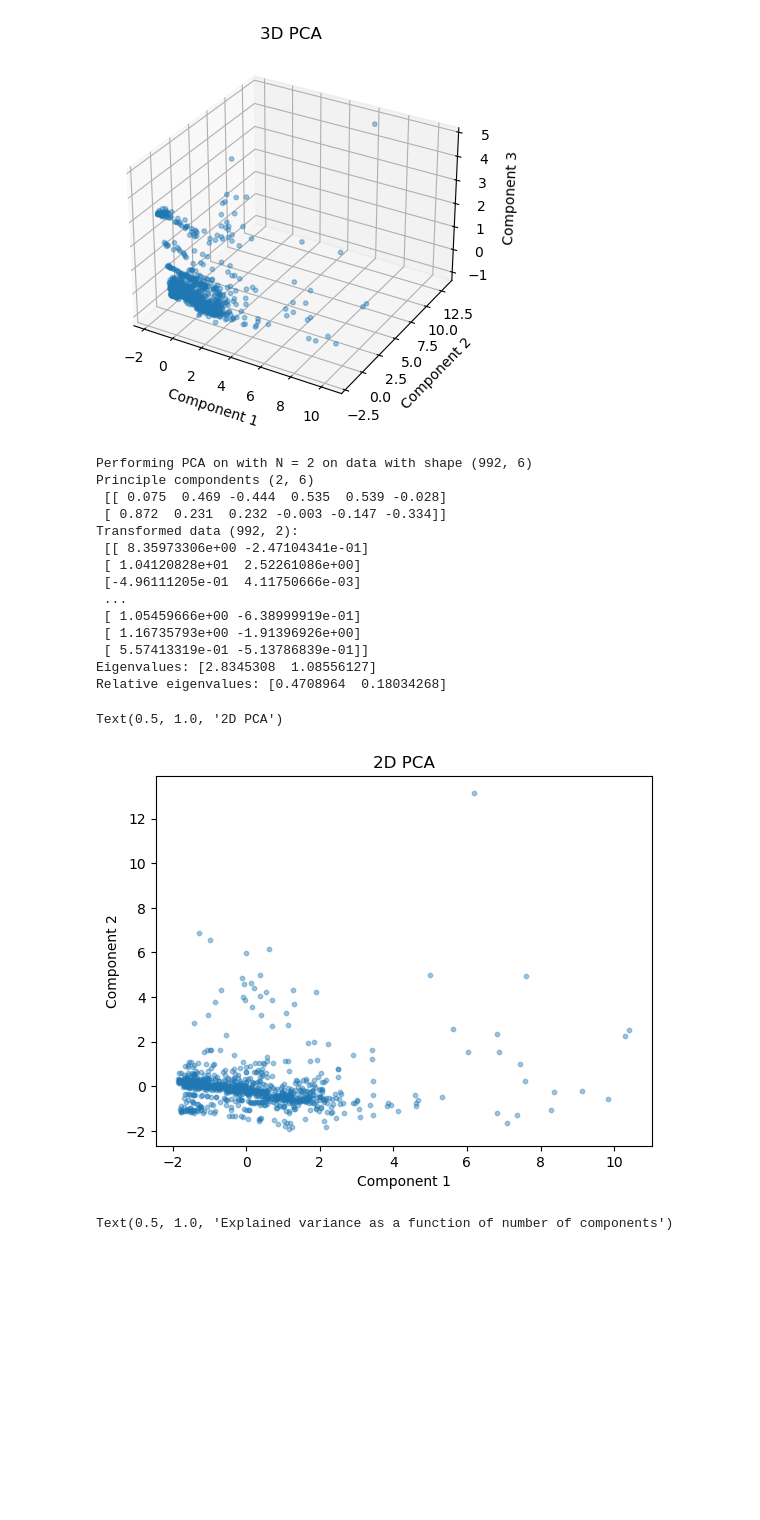
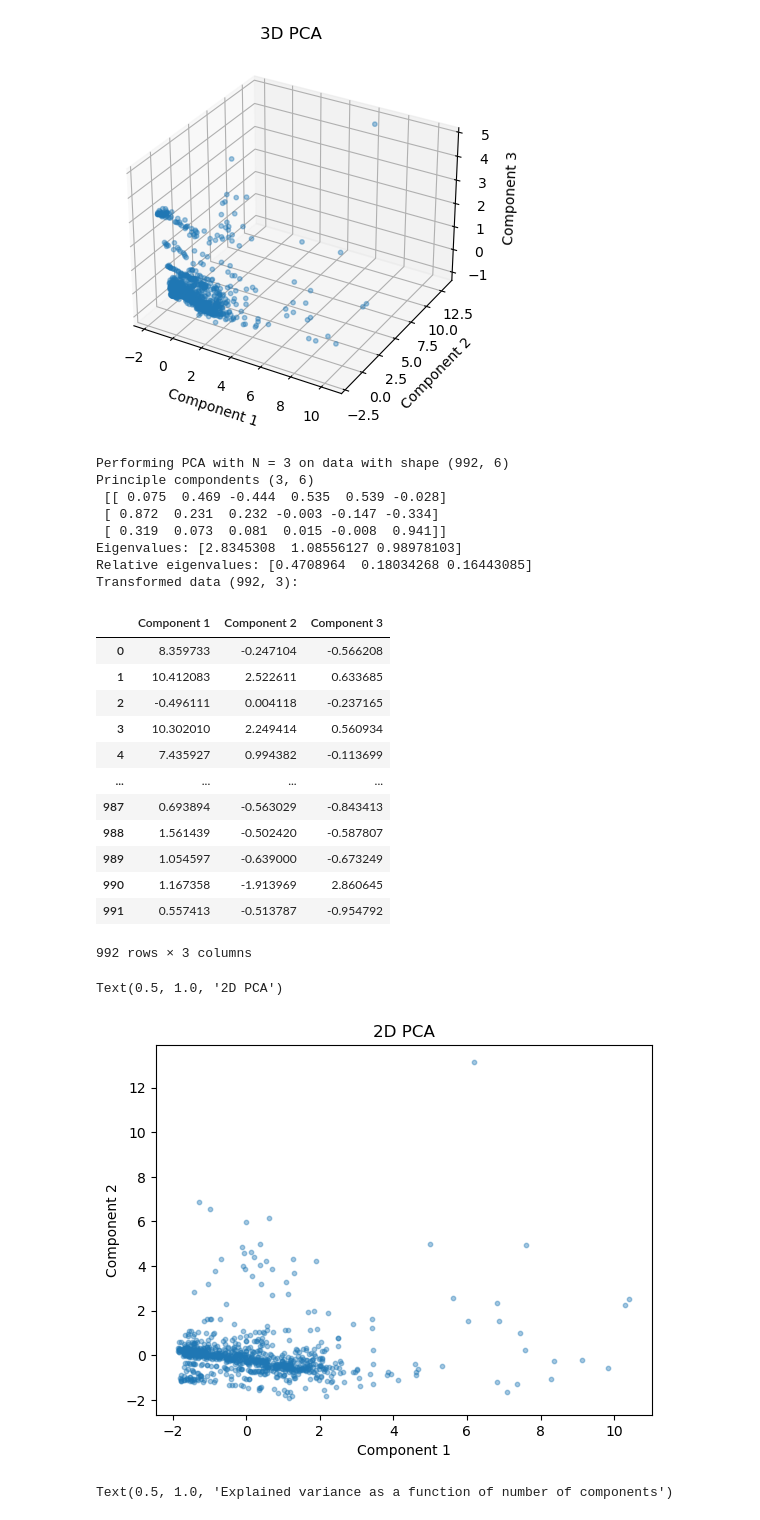
Before and after one commit to LDZuckerman/AstroPublicationTrends, a Jupyter notebook: PCA.ipynb, the cells around one changed output. Saved outputs shown, nothing was run; the diff lists cells and outputs as text; code cells hidden in the pictures; blank space fills up the shorter version.

```diff
--- a/PCA.ipynb
+++ b/PCA.ipynb
@@ -15,14 +15,14 @@ Load and transform the data
 '''
 
 # Load and split
-data = pd.read_csv('../ads_data_clean.csv')
-X = data.drop(columns=['doi', 'bibcode', 'aff', 'bibstem','arxiv_class'])
+data = pd.read_csv('Data/ads_data_clean.csv')
+X_df = data.drop(columns=['doi', 'bibcode', 'aff', 'bibstem','arxiv_class'])
 
 # Transform [NOT NEEDED; EACH FEATURE ALREADY SCALED TO STANDARD NORMAL]
 # scaler = StandardScaler()
 # X = scaler.fit_transform(PCA_data) ## Scale data
-display(X)
-X = np.array(X)
+display(X_df)
+X = np.array(X_df)
 # %% [output]
 |  | author_count | citation_count | year | read_count | download_count | Journal_Rank |
 | 0 | -0.342659 | -0.590127 | 0.399746 | 15.781133 | 0.691080 | -0.718531 |
@@ -82,42 +82,51 @@ Text(0.5, 0.92, '3D PCA')
 # %%
 '''
 Perform PCA with 2 components
 '''
-n_components = 2
-print(f"Performing PCA on with N = {n_components} on data with shape {X.shape}")
+n_components = 3
+print(f"Performing PCA with N = {n_components} on data with shape {X.shape}")
 
 # Perform PCA
 model = PCA(n_components)
 model.fit(X)
 print(f"Principle compondents {model.components_.shape}\n", np.round(model.components_, 3))
 out = model.transform(X) # [N_obs, N_components]
-print(f"Transformed data {out.shape}:\n", out)
 print("Eigenvalues:", model.explained_variance_)
 print("Relative eigenvalues:", model.explained_variance_ratio_)
+out_df = pd.DataFrame(out, columns=['Component 1', 'Component 2', 'Component 3'])
+print(f"Transformed data {out.shape}:")
+display(out_df)
 
 # Plot principal components
 fig = plt.figure()
 ax = fig.add_subplot()
 ax.scatter(out[:,0], out[:,1], s=10, alpha=0.4)
 ax.set_xlabel('Component 1')
 ax.set_ylabel('Component 2')
 ax.set_title('2D PCA')
 # %% [output]
-Performing PCA on with N = 2 on data with shape (992, 6)
-Principle compondents (2, 6)
+Performing PCA with N = 3 on data with shape (992, 6)
+Principle compondents (3, 6)
  [[ 0.075  0.469 -0.444  0.535  0.539 -0.028]
- [ 0.872  0.231  0.232 -0.003 -0.147 -0.334]]
-Transformed data (992, 2):
- [[ 8.35973306e+00 -2.47104341e-01]
- [ 1.04120828e+01  2.52261086e+00]
- [-4.96111205e-01  4.11750666e-03]
- ...
- [ 1.05459666e+00 -6.38999919e-01]
- [ 1.16735793e+00 -1.91396926e+00]
- [ 5.57413319e-01 -5.13786839e-01]]
-Eigenvalues: [2.8345308  1.08556127]
-Relative eigenvalues: [0.4708964  0.18034268]
+ [ 0.872  0.231  0.232 -0.003 -0.147 -0.334]
+ [ 0.319  0.073  0.081  0.015 -0.008  0.941]]
+Eigenvalues: [2.8345308  1.08556127 0.98978103]
+Relative eigenvalues: [0.4708964  0.18034268 0.16443085]
+Transformed data (992, 3):
+|  | Component 1 | Component 2 | Component 3 |
+| 0 | 8.359733 | -0.247104 | -0.566208 |
+| 1 | 10.412083 | 2.522611 | 0.633685 |
+| 2 | -0.496111 | 0.004118 | -0.237165 |
+| 3 | 10.302010 | 2.249414 | 0.560934 |
+| 4 | 7.435927 | 0.994382 | -0.113699 |
+| ... | ... | ... | ... |
+| 987 | 0.693894 | -0.563029 | -0.843413 |
+| 988 | 1.561439 | -0.502420 | -0.587807 |
+| 989 | 1.054597 | -0.639000 | -0.673249 |
+| 990 | 1.167358 | -1.913969 | 2.860645 |
+| 991 | 0.557413 | -0.513787 | -0.954792 |
-Text(0.5, 1.0, '2D PCA')
+992 rows × 3 columns
+Text(0.5, 1.0, '2D PCA')
 [figure]
 # %%
 '''
```
Also changed, not shown: parts of 2 cells of this notebook, 5 other files.
